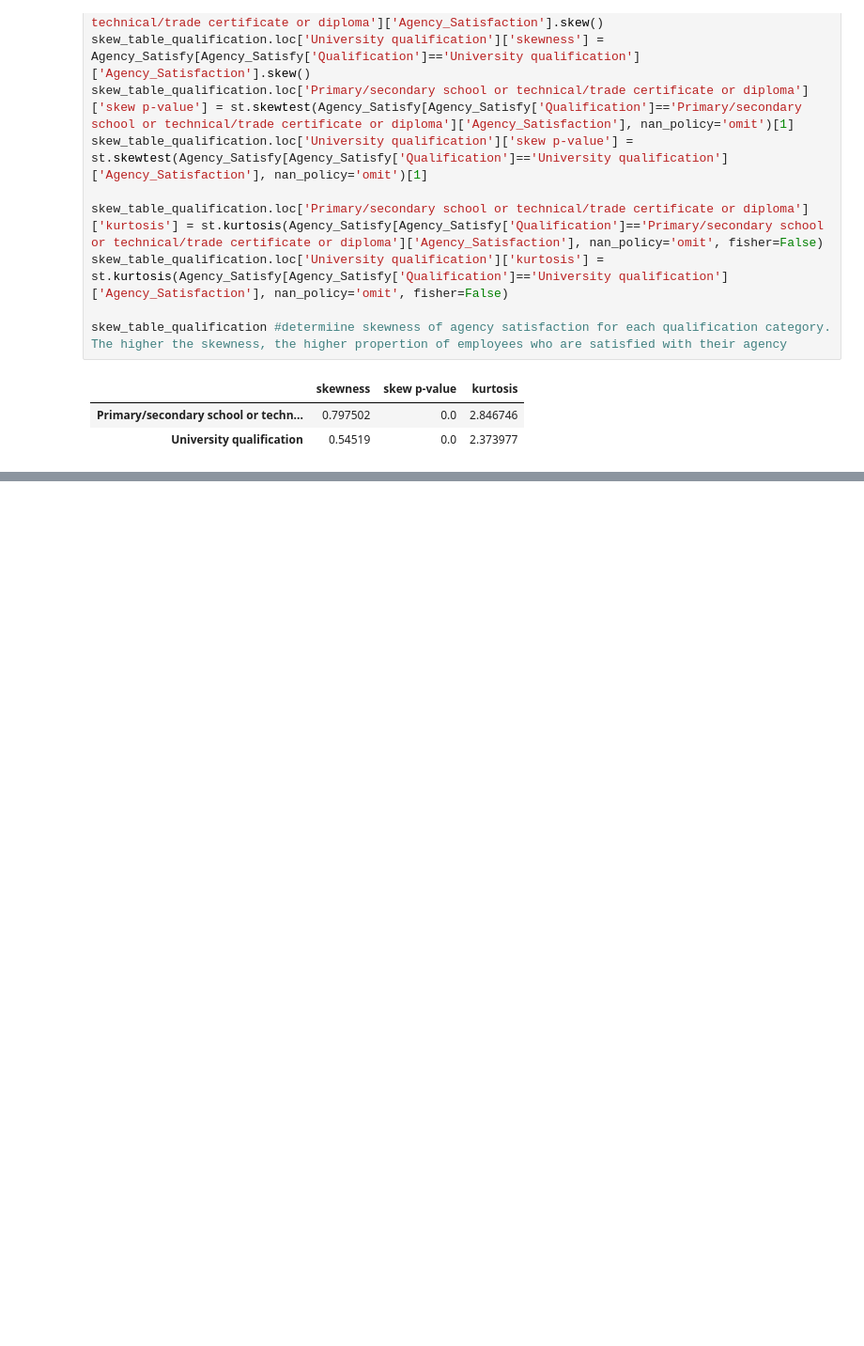
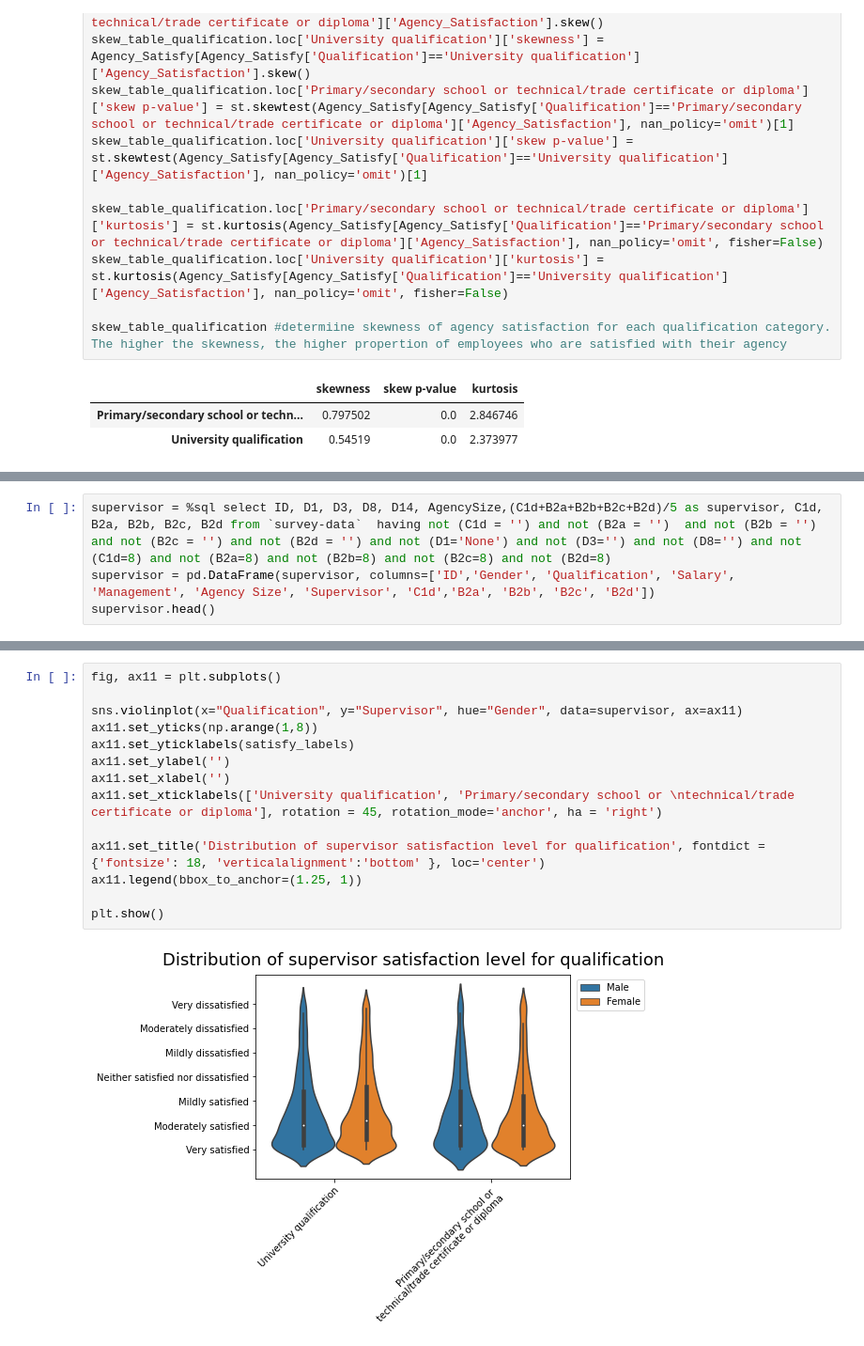
Before and after one commit to alex-cplee/WA-Public-Service-Perception-2015, a Jupyter notebook: SurveyData.ipynb, the cells around one changed output, grey strips where cells are left out. Shown at 94% size. Saved outputs shown, nothing was run; the diff lists cells and outputs as text; blank space fills up the shorter version.

```diff
--- a/SurveyData.ipynb
+++ b/SurveyData.ipynb
@@ -1261,0 +1371,4 @@ The survey was conducted in 2015, and although I have made a few recommendations
+# %%
+supervisor = %sql select ID, D1, D3, D8, D14, AgencySize,(C1d+B2a+B2b+B2c+B2d)/5 as supervisor, C1d, B2a, B2b, B2c, B2d from `survey-data`  having not (C1d = '') and not (B2a = '')  and not (B2b = '') and not (B2c = '') and not (B2d = '') and not (D1='None') and not (D3='') and not (D8='') and not (C1d=8) and not (B2a=8) and not (B2b=8) and not (B2c=8) and not (B2d=8)
+supervisor = pd.DataFrame(supervisor, columns=['ID','Gender', 'Qualification', 'Salary', 'Management', 'Agency Size', 'Supervisor', 'C1d','B2a', 'B2b', 'B2c', 'B2d'])
+supervisor.head()
@@ -1261,0 +1459,16 @@ The survey was conducted in 2015, and although I have made a few recommendations
+# %%
+fig, ax11 = plt.subplots()
+
+sns.violinplot(x="Qualification", y="Supervisor", hue="Gender", data=supervisor, ax=ax11)
+ax11.set_yticks(np.arange(1,8))
+ax11.set_yticklabels(satisfy_labels)
+ax11.set_ylabel('')
+ax11.set_xlabel('')
+ax11.set_xticklabels(['University qualification', 'Primary/secondary school or \ntechnical/trade certificate or diploma'], rotation = 45, rotation_mode='anchor', ha = 'right')
+
+ax11.set_title('Distribution of supervisor satisfaction level for qualification', fontdict = {'fontsize': 18, 'verticalalignment':'bottom' }, loc='center')
+ax11.legend(bbox_to_anchor=(1.25, 1))
+
+plt.show()
+# %% [output]
+[figure, added]
```
Also changed, not shown: parts of 74 cells of this notebook.
